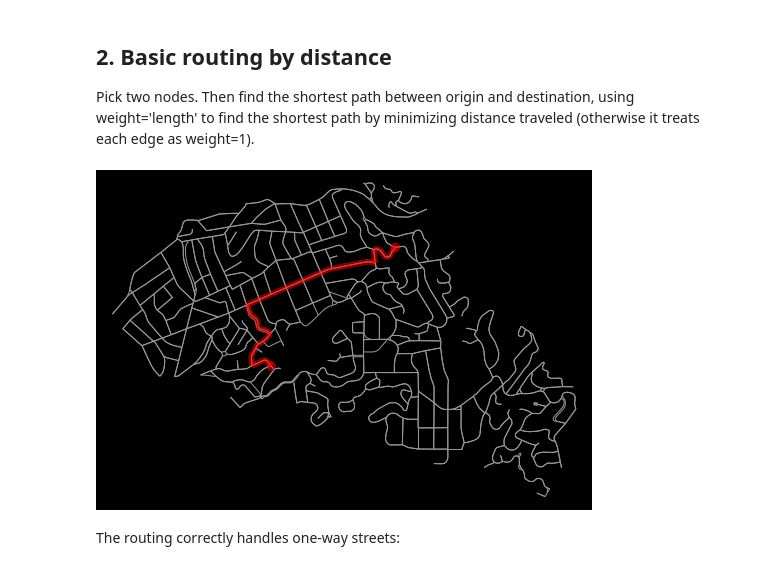
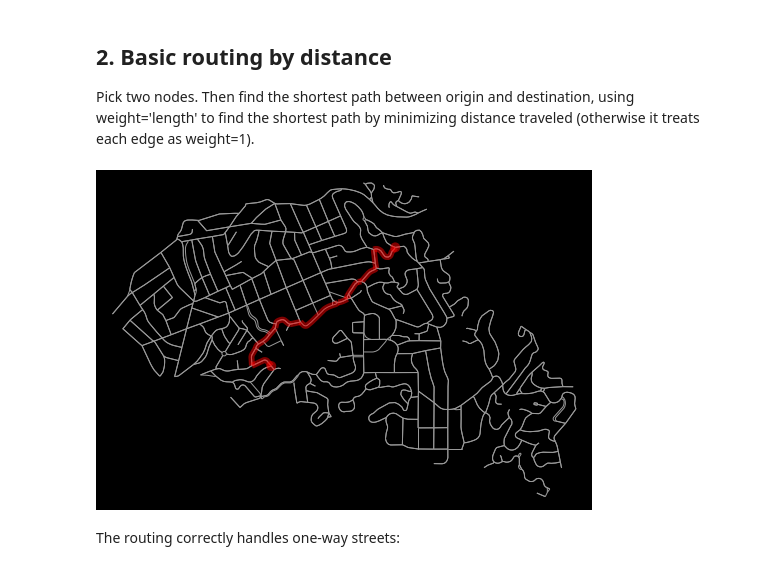
Before and after one commit to gboeing/osmnx-examples, a Jupyter notebook: notebooks/02-routing-speed-time.ipynb, the cells around one changed output. Drawn from its saved outputs; the diff is of its cells as text; code cells hidden in the pictures.

Commit message:
fix weight

```diff
--- a/notebooks/02-routing-speed-time.ipynb
+++ b/notebooks/02-routing-speed-time.ipynb
@@ -49,11 +49,11 @@ Pick two nodes. Then find the shortest path between origin and destination, usin
 # %%
 # find the shortest path (by distance) between these nodes then plot it
 orig = list(G)[0]
 dest = list(G)[-1]
-route = nx.shortest_path(G, orig, dest)
+route = nx.shortest_path(G, orig, dest, weight='length')
 fig, ax = ox.plot_graph_route(G, route, route_linewidth=6, node_size=0, bgcolor='k')
 # %% [output]
-[figure, old version]
+[figure, new version]
 # %% [markdown]
 The routing correctly handles one-way streets:
 # %%
```
